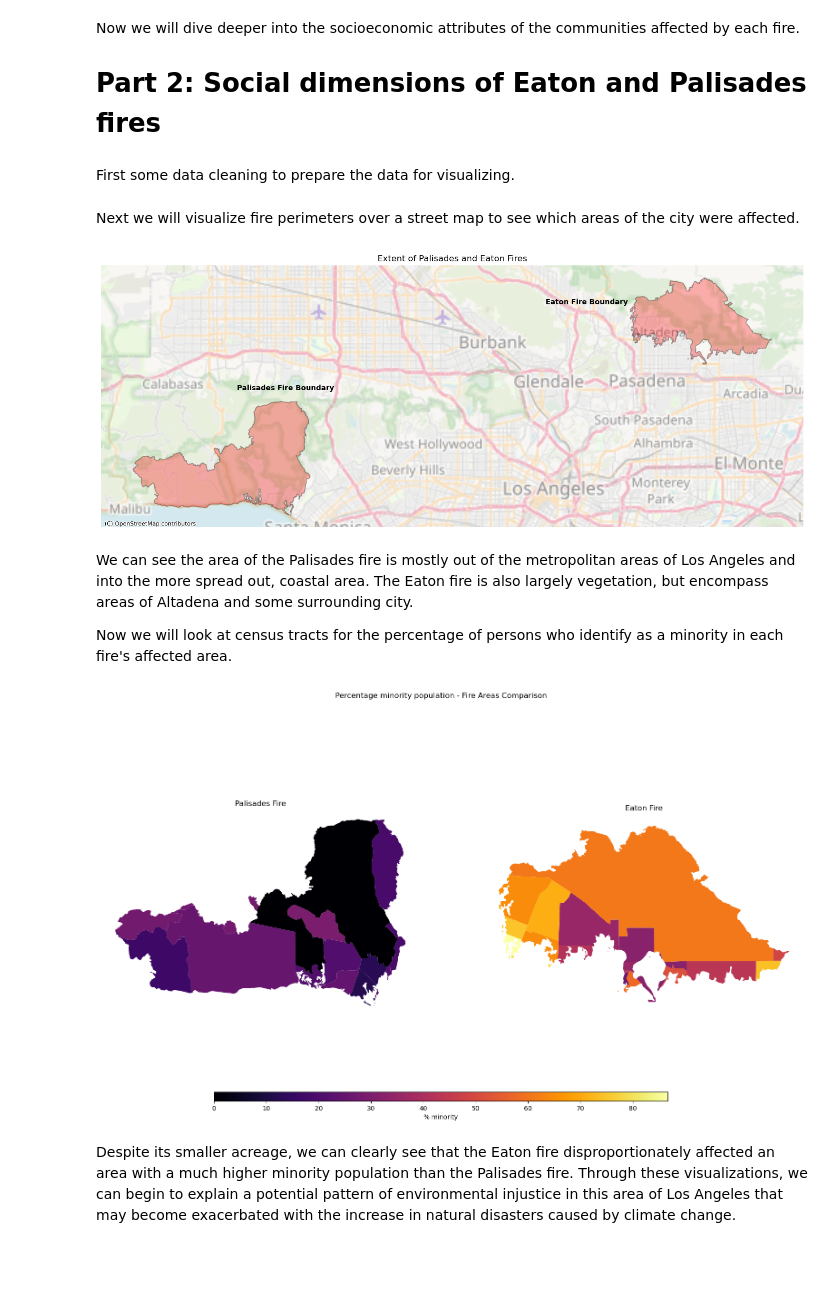
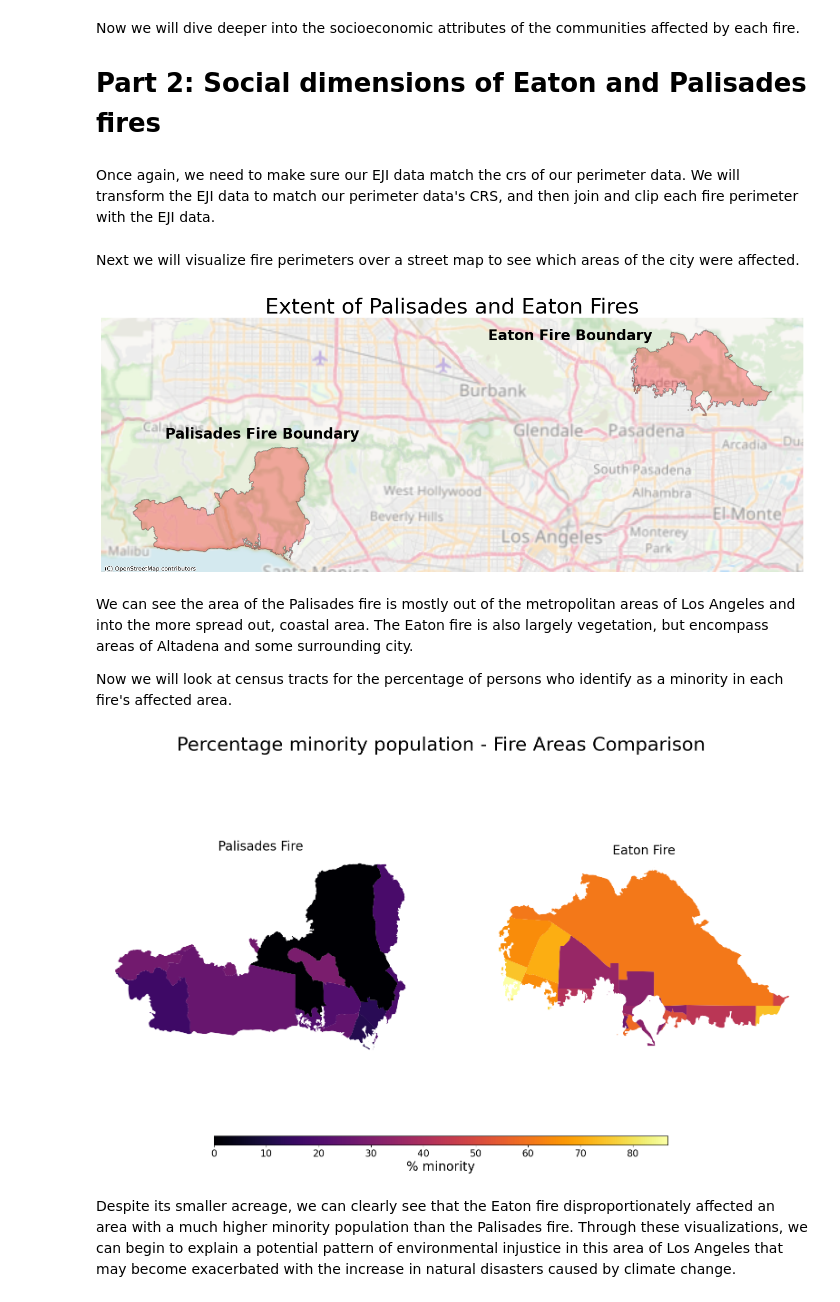
Before and after one commit to lsdixit/lsdixit.github.io, a Jupyter notebook: posts/2025-12-1-fire-analysis/220_blog_post(1).ipynb, the cells around one changed output. Cells and saved outputs as stored; diff of their text form; code cells hidden in the pictures; blank space fills up the shorter version.

Commit message:
Update fire analysis blog post

```diff
--- a/posts/2025-12-1-fire-analysis/220_blog_post(1).ipynb
+++ b/posts/2025-12-1-fire-analysis/220_blog_post(1).ipynb
@@ -45,11 +42,14 @@ import contextily as ctx
 # Load data
 
 # Read in NetCDF file
-landsat = xr.open_dataset('data/landsat8-2025-02-23-palisades-eaton.nc')
+fp_landsat = os.path.join("data", "landsat8-2025-02-23-palisades-eaton.nc")
+landsat = xr.open_dataset(fp_landsat)
 
 # Read in perimeter data
-eaton_perimeter = gpd.read_file('data/Eaton_Perimeter/Eaton_Perimeter_20250121.shp')
-palisades_perimeter = gpd.read_file('data/Palisades_Perimeter/Palisades_Perimeter_20250121.shp')
+fp_eaton = os.path.join("data", "Eaton_Perimeter", "Eaton_Perimeter_20250121.shp")
+fp_palisades = os.path.join("data", "Palisades_Perimeter", "Palisades_Perimeter_20250121.shp")
+eaton_perimeter = gpd.read_file(fp_eaton)
+palisades_perimeter = gpd.read_file(fp_palisades)
 
 # Import CA EJI gdb
 fp = os.path.join("data", "EJI_2024_California", "EJI_2024_California.gdb")
@@ -124,12 +132,8 @@ Now we will dive deeper into the socioeconomic attributes of the communities aff
 
 # Part 2: Social dimensions of Eaton and Palisades fires
 # %% [markdown]
-First some data cleaning to prepare the data for visualizing.
+Once again, we need to make sure our EJI data match the crs of our perimeter data. We will transform the EJI data to match our perimeter data's CRS, and then join and clip each fire perimeter with the EJI data.
 # %%
-# Change crs back to original for mapping
-palisades_perimeter = palisades_perimeter.to_crs('EPSG:3857')
-eaton_perimeter = eaton_perimeter.to_crs('EPSG:3857')
-
 # Transform crs of EJI data to match perimeter data, and join with perimeter data
 eji_california = eji_california.to_crs(palisades_perimeter.crs)
 eji_palisades = gpd.sjoin(eji_california, palisades_perimeter, predicate = 'intersects')
@@ -145,8 +149,7 @@ Next we will visualize fire perimeters over a street map to see which areas of t
 # %%
 fig, ax = plt.subplots(1, 1, figsize=(14, 12))
 
-# ADD FIRE PERIMETERS: UPDATE FILL TRANSPARENCY AND COLOR
-
+# Plot fire perimeters
 palisades_perimeter.plot(ax=ax,
                        edgecolor = 'black',
                        color='red',
@@ -158,30 +161,30 @@ eaton_perimeter.plot(ax=ax,
                    linewidth=1.25,
                    alpha=0.3)
 
-# ADD LEGEND OR ANNOTATION TO IDENTIFY EACH FIRE
-plt.figtext(x = .63,
-            y = .65,
+# Add label to identify each fire
+plt.figtext(x = .55,
+            y = .67,
             s ="Eaton Fire Boundary",
-            weight = 'bold')
-plt.figtext(x = .2,
+            weight = 'bold',
+            fontsize=20)
+plt.figtext(x = .1,
             y = .51,
             s ="Palisades Fire Boundary",
-            weight = 'bold'
-            )
-
+            weight = 'bold',
+            fontsize=20)
 
 # Add basemap using contextily
-ctx.add_basemap(ax, source=ctx.providers.OpenStreetMap.Mapnik, alpha = 0.5)
+ctx.add_basemap(ax, source=ctx.providers.OpenStreetMap.Mapnik, crs=palisades_perimeter.crs, alpha = 0.5)
 
-# ADD TITLE
-ax.set_title("Extent of Palisades and Eaton Fires")
-
+# Add title
+ax.set_title("Extent of Palisades and Eaton Fires", fontsize=30)
+# Turn off latitude and longitude axes
 ax.axis('off')
 
 plt.tight_layout()
 plt.show()
 # %% [output]
-[figure, old version]
+[figure, new version]
 # %% [markdown]
 We can see the area of the Palisades fire is mostly out of the metropolitan areas of Los Angeles and into the more spread out, coastal area. The Eaton fire is also largely vegetation, but encompass areas of Altadena and some surrounding city.
 
@@ -189,46 +192,49 @@ Now we will look at census tracts for the percentage of persons who identify as
 # %%
 fig, (ax1, ax2) = plt.subplots(1, 2, figsize=(20, 10))
 
-# UPDATE WITH YOU EJI VARIABLE FROM STEP 1
+# Assign EJI variable of % minority
 eji_variable = 'E_MINRTY'
 
 # Find common min/max for legend range
 vmin = min(eji_palisades_clipped[eji_variable].min(), eji_eaton_clipped[eji_variable].min())
 vmax = max(eji_palisades_clipped[eji_variable].max(), eji_eaton_clipped[eji_variable].max())
 
 # Plot census tracts within Palisades perimeter
 eji_palisades_clipped.plot(
     column= eji_variable,
     vmin=vmin, vmax=vmax,
     legend=False,
     ax=ax1,
-    cmap = 'inferno'
-)
-ax1.set_title('Palisades Fire')
+    cmap = 'inferno')
+# Add title
+ax1.set_title('Palisades Fire', fontsize=20)
+# Turn off latitude and longitude axes
 ax1.axis('off')
 
 # Plot census tracts within Eaton perimeter
 eji_eaton_clipped.plot(
     column=eji_variable,
     vmin=vmin, vmax=vmax,
     legend=False,
     ax=ax2,
-    cmap = 'inferno'
-)
-ax2.set_title('Eaton Fire')
+    cmap = 'inferno')
+# Add title
+ax2.set_title('Eaton Fire', fontsize=20)
+# Turn off latitude and longitude axes
 ax2.axis('off')
 
 # Add overall title
-fig.suptitle('Percentage minority population - Fire Areas Comparison')
+fig.suptitle('Percentage minority population - Fire Areas Comparison', fontsize=30)
 
 # Add shared colorbar at the bottom
 sm = plt.cm.ScalarMappable( norm=plt.Normalize(vmin=vmin, vmax=vmax), cmap = 'inferno')
 cbar_ax = fig.add_axes([0.25, 0.08, 0.5, 0.02])  # [left, bottom, width, height]
 cbar = fig.colorbar(sm, cax=cbar_ax, orientation='horizontal')
-cbar.set_label('% minority')
+cbar.set_label('% minority', fontsize=20)
+cbar.ax.tick_params(labelsize=15)
 
 plt.show()
 # %% [output]
-[figure, old version]
+[figure, new version]
 # %% [markdown]
 Despite its smaller acreage, we can clearly see that the Eaton fire disproportionately affected an area with a much higher minority population than the Palisades fire. Through these visualizations, we can begin to explain a potential pattern of environmental injustice in this area of Los Angeles that may become exacerbated with the increase in natural disasters caused by climate change.
```
Also changed, not shown: parts of 6 cells of this notebook.
